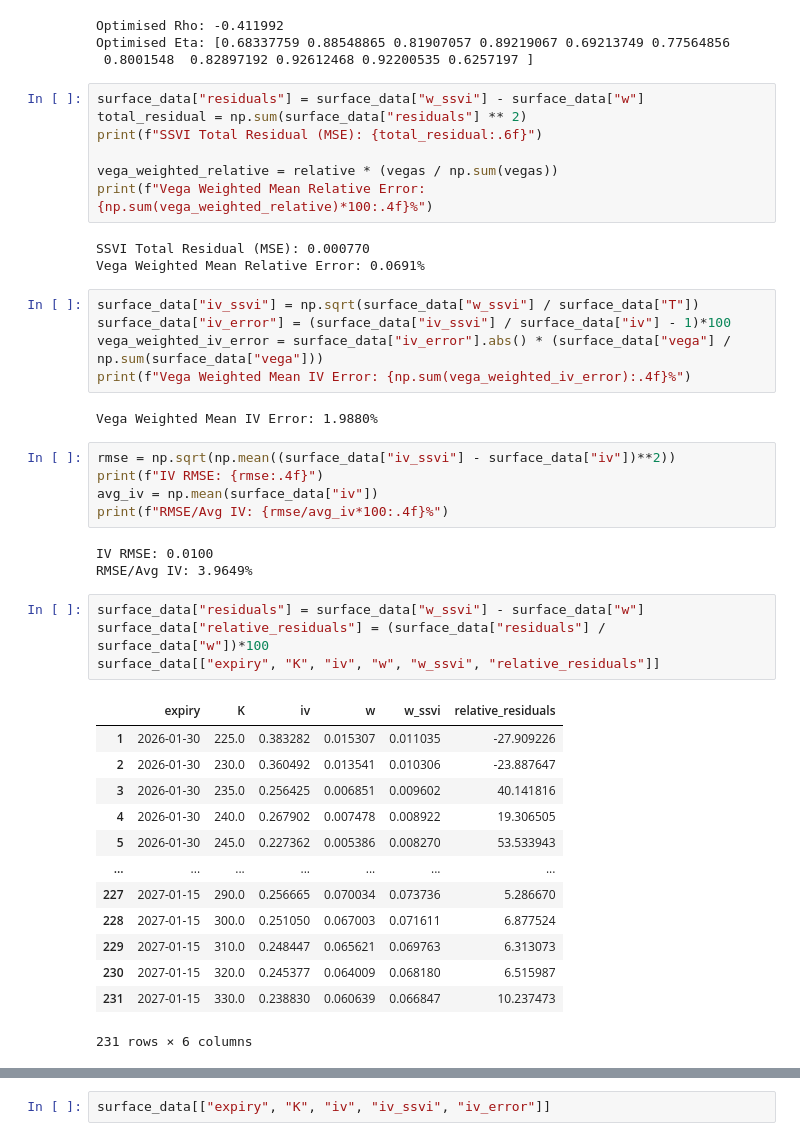
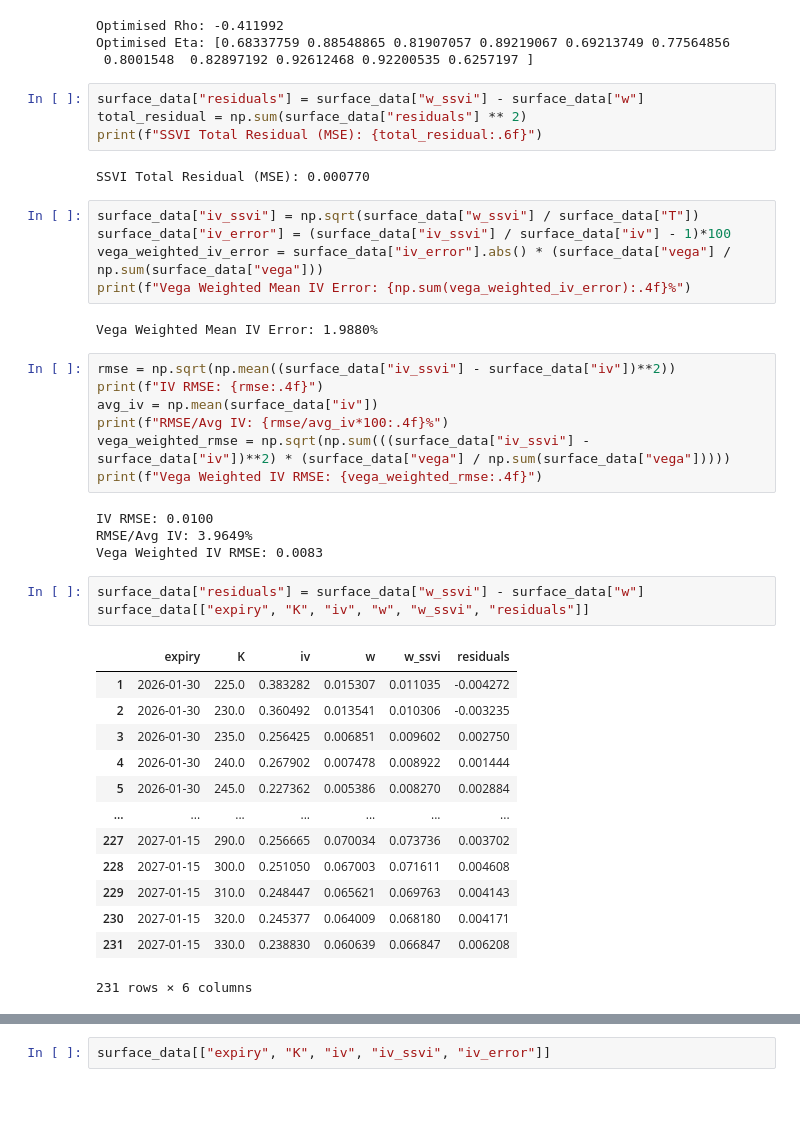
Before and after one commit to alqavii/ssvi-surface, a Jupyter notebook: backend/test copy.ipynb, the cells around one changed output, grey strips where cells are left out. Saved outputs shown, nothing was run; the diff lists cells and outputs as text; blank space fills up the shorter version.

```diff
--- a/backend/test copy.ipynb
+++ b/backend/test copy.ipynb
@@ -286,12 +286,8 @@ Optimised Eta: [0.68337759 0.88548865 0.81907057 0.89219067 0.69213749 0.7756485
 surface_data["residuals"] = surface_data["w_ssvi"] - surface_data["w"]
 total_residual = np.sum(surface_data["residuals"] ** 2)
 print(f"SSVI Total Residual (MSE): {total_residual:.6f}")
-
-vega_weighted_relative = relative * (vegas / np.sum(vegas))
-print(f"Vega Weighted Mean Relative Error: {np.sum(vega_weighted_relative)*100:.4f}%")
 # %% [output]
 SSVI Total Residual (MSE): 0.000770
-Vega Weighted Mean Relative Error: 0.0691%
 # %%
 surface_data["iv_ssvi"] = np.sqrt(surface_data["w_ssvi"] / surface_data["T"])
 surface_data["iv_error"] = (surface_data["iv_ssvi"] / surface_data["iv"] - 1)*100
@@ -304,26 +300,28 @@ rmse = np.sqrt(np.mean((surface_data["iv_ssvi"] - surface_data["iv"])**2))
 print(f"IV RMSE: {rmse:.4f}")
 avg_iv = np.mean(surface_data["iv"])
 print(f"RMSE/Avg IV: {rmse/avg_iv*100:.4f}%")
+vega_weighted_rmse = np.sqrt(np.sum(((surface_data["iv_ssvi"] - surface_data["iv"])**2) * (surface_data["vega"] / np.sum(surface_data["vega"]))))
+print(f"Vega Weighted IV RMSE: {vega_weighted_rmse:.4f}")
 # %% [output]
 IV RMSE: 0.0100
 RMSE/Avg IV: 3.9649%
+Vega Weighted IV RMSE: 0.0083
 # %%
 surface_data["residuals"] = surface_data["w_ssvi"] - surface_data["w"]
-surface_data["relative_residuals"] = (surface_data["residuals"] / surface_data["w"])*100
-surface_data[["expiry", "K", "iv", "w", "w_ssvi", "relative_residuals"]]
+surface_data[["expiry", "K", "iv", "w", "w_ssvi", "residuals"]]
 # %% [output]
-|  | expiry | K | iv | w | w_ssvi | relative_residuals |
-| 1 | 2026-01-30 | 225.0 | 0.383282 | 0.015307 | 0.011035 | -27.909226 |
-| 2 | 2026-01-30 | 230.0 | 0.360492 | 0.013541 | 0.010306 | -23.887647 |
-| 3 | 2026-01-30 | 235.0 | 0.256425 | 0.006851 | 0.009602 | 40.141816 |
-| 4 | 2026-01-30 | 240.0 | 0.267902 | 0.007478 | 0.008922 | 19.306505 |
-| 5 | 2026-01-30 | 245.0 | 0.227362 | 0.005386 | 0.008270 | 53.533943 |
+|  | expiry | K | iv | w | w_ssvi | residuals |
+| 1 | 2026-01-30 | 225.0 | 0.383282 | 0.015307 | 0.011035 | -0.004272 |
+| 2 | 2026-01-30 | 230.0 | 0.360492 | 0.013541 | 0.010306 | -0.003235 |
+| 3 | 2026-01-30 | 235.0 | 0.256425 | 0.006851 | 0.009602 | 0.002750 |
+| 4 | 2026-01-30 | 240.0 | 0.267902 | 0.007478 | 0.008922 | 0.001444 |
+| 5 | 2026-01-30 | 245.0 | 0.227362 | 0.005386 | 0.008270 | 0.002884 |
 | ... | ... | ... | ... | ... | ... | ... |
-| 227 | 2027-01-15 | 290.0 | 0.256665 | 0.070034 | 0.073736 | 5.286670 |
-| 228 | 2027-01-15 | 300.0 | 0.251050 | 0.067003 | 0.071611 | 6.877524 |
-| 229 | 2027-01-15 | 310.0 | 0.248447 | 0.065621 | 0.069763 | 6.313073 |
-| 230 | 2027-01-15 | 320.0 | 0.245377 | 0.064009 | 0.068180 | 6.515987 |
-| 231 | 2027-01-15 | 330.0 | 0.238830 | 0.060639 | 0.066847 | 10.237473 |
+| 227 | 2027-01-15 | 290.0 | 0.256665 | 0.070034 | 0.073736 | 0.003702 |
+| 228 | 2027-01-15 | 300.0 | 0.251050 | 0.067003 | 0.071611 | 0.004608 |
+| 229 | 2027-01-15 | 310.0 | 0.248447 | 0.065621 | 0.069763 | 0.004143 |
+| 230 | 2027-01-15 | 320.0 | 0.245377 | 0.064009 | 0.068180 | 0.004171 |
+| 231 | 2027-01-15 | 330.0 | 0.238830 | 0.060639 | 0.066847 | 0.006208 |
 231 rows × 6 columns
 # %%
 import matplotlib.pyplot as plt
```
Also changed, not shown: parts of 2 cells of this notebook, 1 other file.
